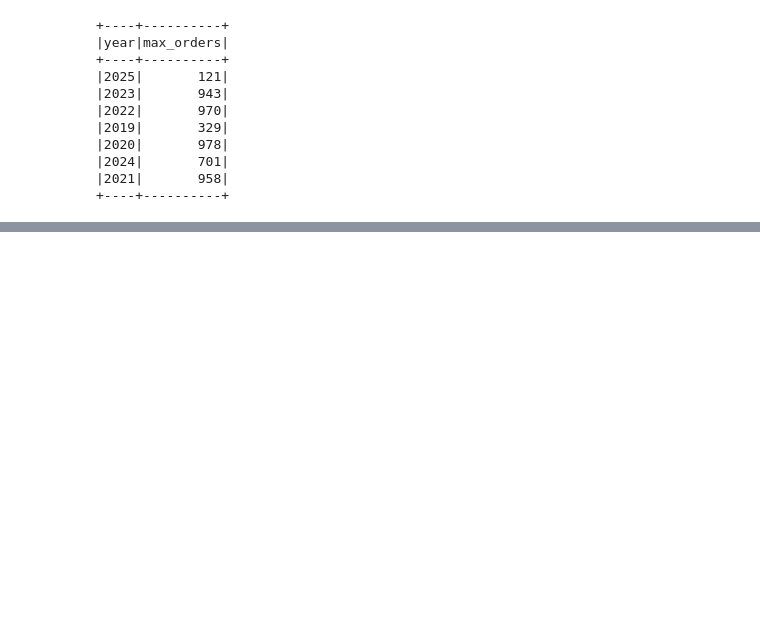
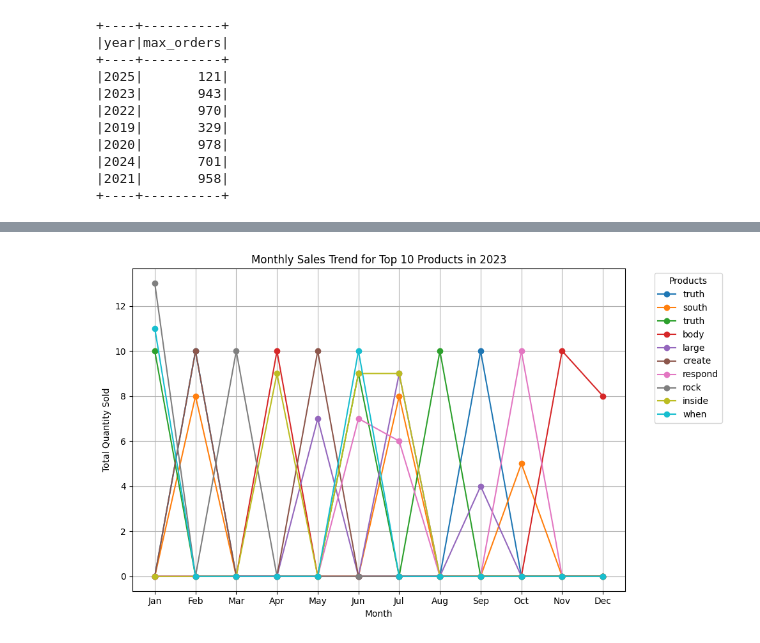
Before and after one commit to mayanksahunucleusteq/Big-Data-Capstone, a Jupyter notebook: main.ipynb, the cells around one changed output, grey strips where cells are left out. Saved outputs shown, nothing was run; the diff lists cells and outputs as text; code cells hidden in the pictures; blank space fills up the shorter version.

```diff
--- a/main.ipynb
+++ b/main.ipynb
@@ -768,0 +679,3 @@ plot_top_n_product_ratings(df_categorize_reviews = df_categorize_review, product
+# %%
+plot_top_product_monthly_trends(spark,orders_df=orders, order_items_df=order_item, products_df=product, order_id_col='order_id', order_date_col='order_date', product_id_col='product_id', quantity_col='quantity', product_name_col='product_name', year=2023,  top_n= 10)
+# %% [output]
@@ -768,0 +686 @@ plot_top_n_product_ratings(df_categorize_reviews = df_categorize_review, product
+[figure, added]
```
Also changed, not shown: parts of 109 cells of this notebook, 26 other files.
